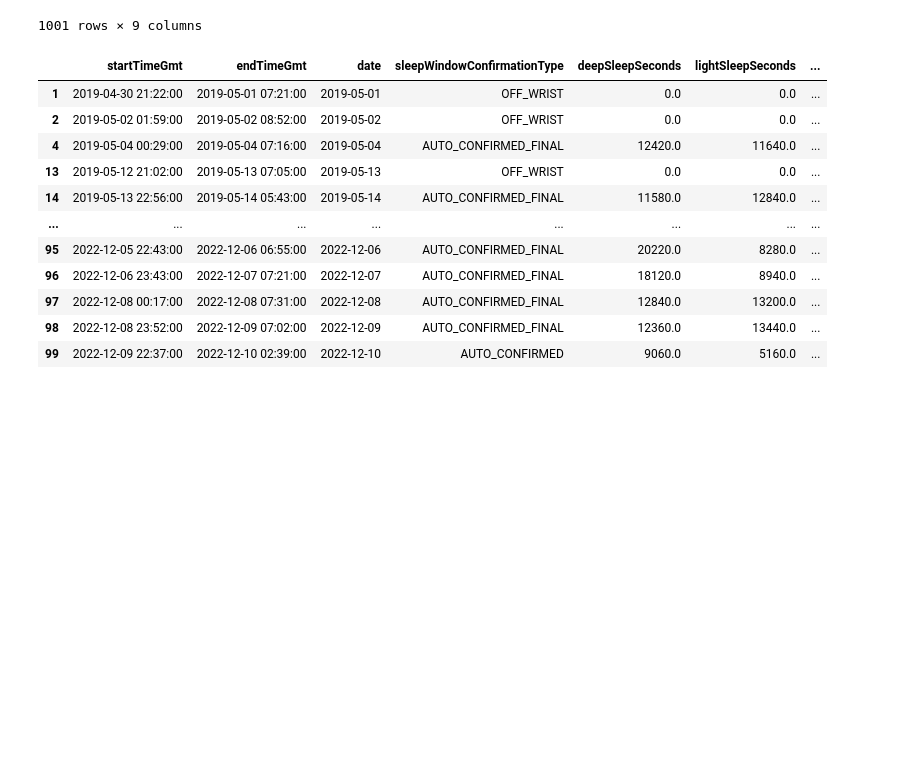
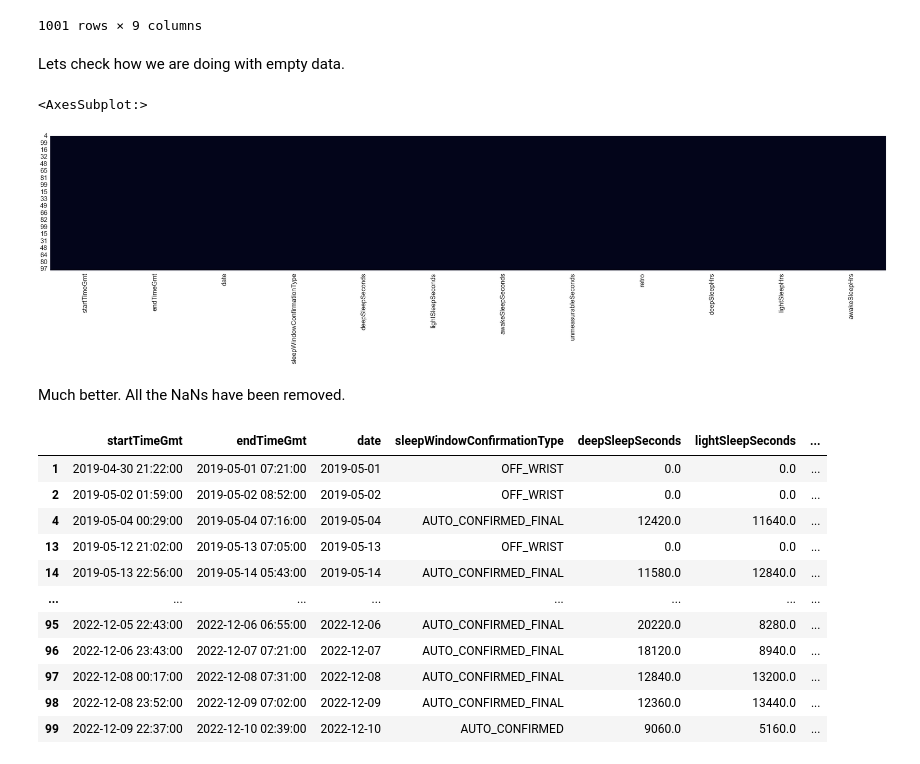
Before and after one commit to ferhat00/garmin_sleep_analysis, a Jupyter notebook: sleep_garmin.ipynb, the cells around one changed output. Drawn from its saved outputs; the diff is of its cells as text; code cells hidden in the pictures; blank space fills up the shorter version.

```diff
--- a/sleep_garmin.ipynb
+++ b/sleep_garmin.ipynb
@@ -174,6 +186,15 @@ df_subset
 | 98 | 2022-12-08 23:52:00 | 2022-12-09 07:02:00 | 2022-12-09 | AUTO_CONFIRMED_FINAL | 12360.0 | 13440.0 | ... |
 | 99 | 2022-12-09 22:37:00 | 2022-12-10 02:39:00 | 2022-12-10 | AUTO_CONFIRMED | 9060.0 | 5160.0 | ... |
 1001 rows × 9 columns
+# %% [markdown]
+Lets check how we are doing with empty data.
+# %%
+sns.heatmap(df_subset.isnull(), cbar=False)
+# %% [output]
+<AxesSubplot:>
+[figure, added]
+# %% [markdown]
+Much better. All the NaNs have been removed.
 # %%
 df_subset = df_subset.dropna(axis = 0, how = 'any')
 # %%
```
Also changed, not shown: parts of 9 cells of this notebook.
